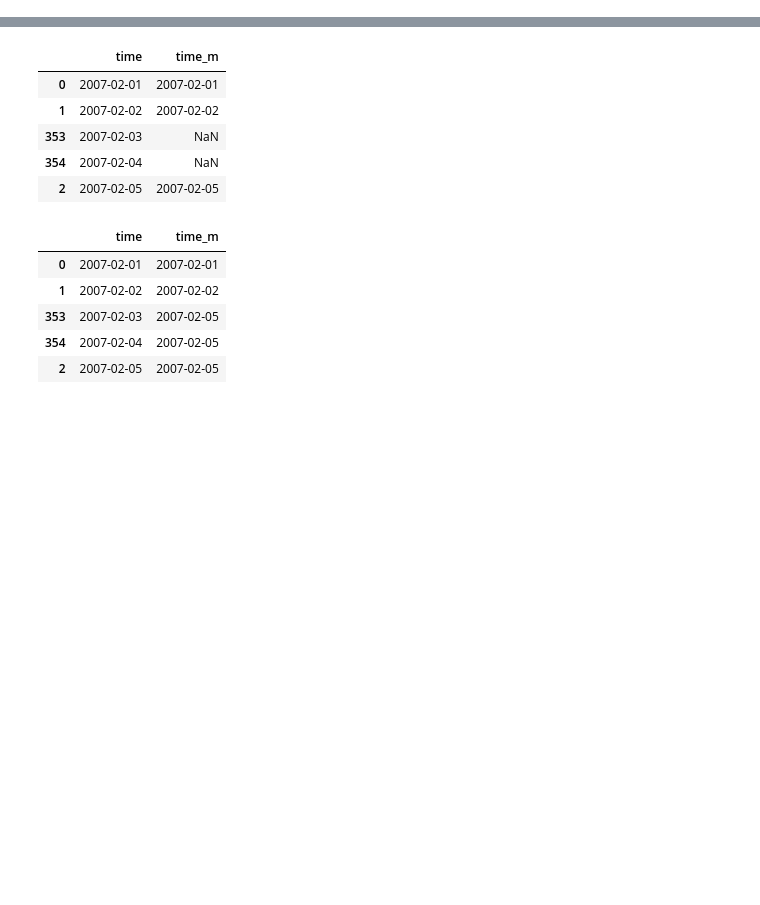
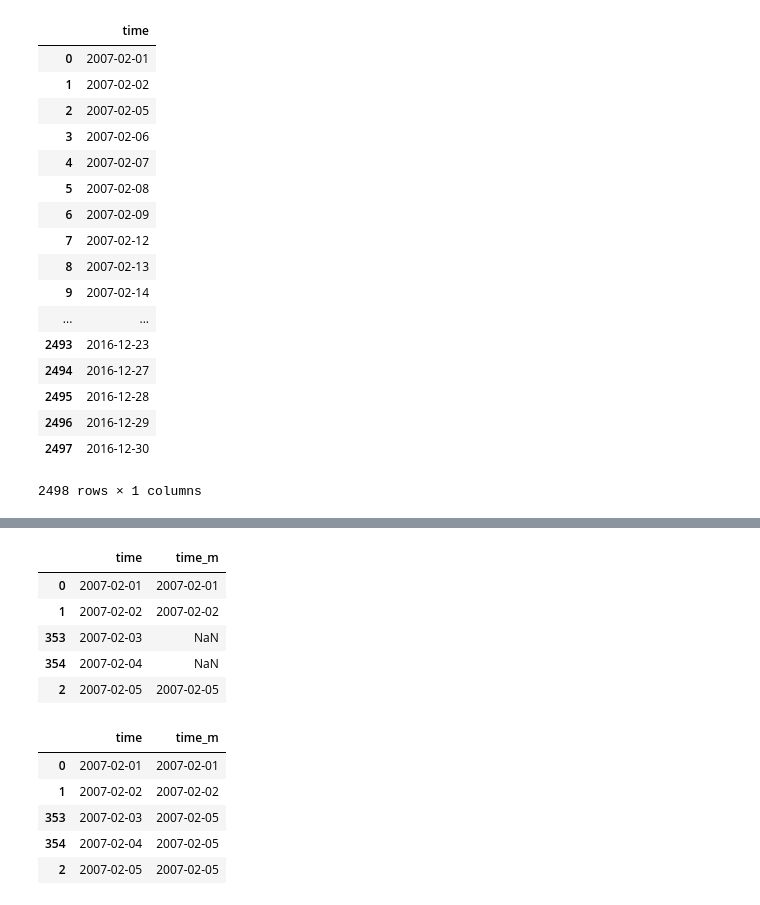
Before and after one commit to ChiPrimo/TwoSigma, a Jupyter notebook: Time_Adjust.ipynb, the cells around one changed output, grey strips where cells are left out. Cells and saved outputs as stored; diff of their text form; code cells hidden in the pictures; blank space fills up the shorter version.

```diff
--- a/Time_Adjust.ipynb
+++ b/Time_Adjust.ipynb
@@ -25,3 +67,24 @@ market_train['time'] = pd.to_datetime(market_train['time']).apply(lambda x: x.da
 # Get all the unique dates from news data and market data
 time_news = pd.DataFrame(news_train['time'].unique(), columns={'time'})
 time_market = pd.DataFrame(market_train['time'].unique(), columns={'time'})
+# %%
+time_market
+# %% [output]
+|  | time |
+| 0 | 2007-02-01 |
+| 1 | 2007-02-02 |
+| 2 | 2007-02-05 |
+| 3 | 2007-02-06 |
+| 4 | 2007-02-07 |
+| 5 | 2007-02-08 |
+| 6 | 2007-02-09 |
+| 7 | 2007-02-12 |
+| 8 | 2007-02-13 |
+| 9 | 2007-02-14 |
+| ... | ... |
+| 2493 | 2016-12-23 |
+| 2494 | 2016-12-27 |
+| 2495 | 2016-12-28 |
+| 2496 | 2016-12-29 |
+| 2497 | 2016-12-30 |
+2498 rows × 1 columns
```
Also changed, not shown: parts of 3 cells of this notebook.
